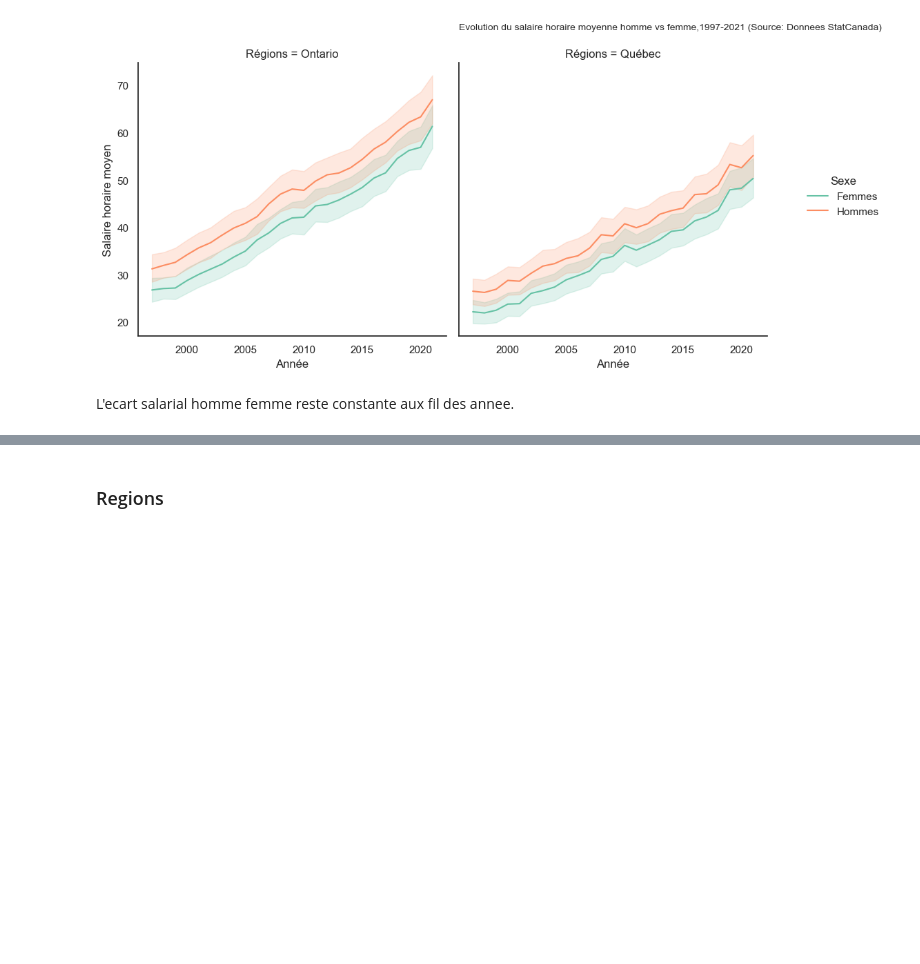
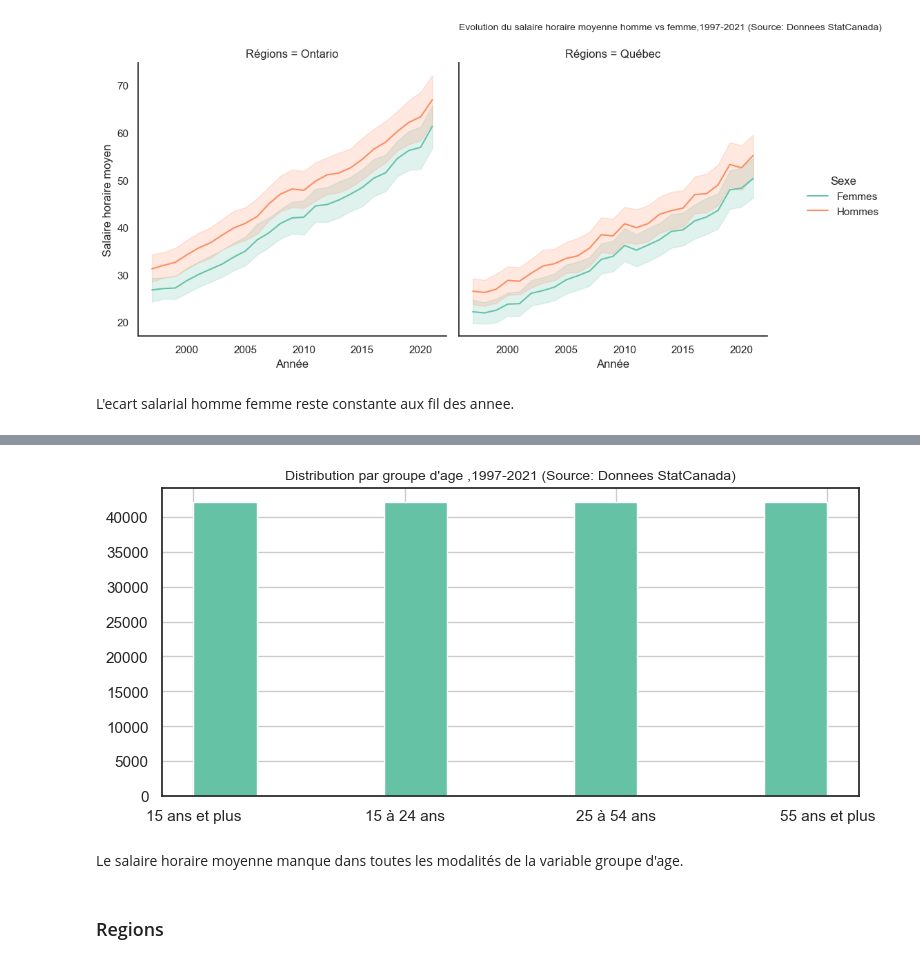
Before and after one commit to marciosdn/projet_77, a Jupyter notebook: AED Salaire Employe.ipynb, the cells around one changed output, grey strips where cells are left out. Drawn from its saved outputs; the diff is of its cells as text; code cells hidden in the pictures; blank space fills up the shorter version.

```diff
--- a/AED Salaire Employe.ipynb
+++ b/AED Salaire Employe.ipynb
@@ -399,3 +420,12 @@ L'ecart salarial homme femme reste constante aux fil des annee.
+# %%
+salaire_employe_CNP["Groupe d'âge"].hist()
+plt.title(label="Distribution par groupe d'age ,1997-2021 (Source: Donnees StatCanada)",
+          fontdict={'fontsize':10}, loc='center')
+plt.show()
+# %% [output]
+[figure, added]
+# %% [markdown]
+Le salaire horaire moyenne manque dans toutes les modalités de la variable groupe d'age.
 # %% [markdown]
 ### Regions
 # %% [markdown]
```
Also changed, not shown: parts of 9 cells of this notebook.
